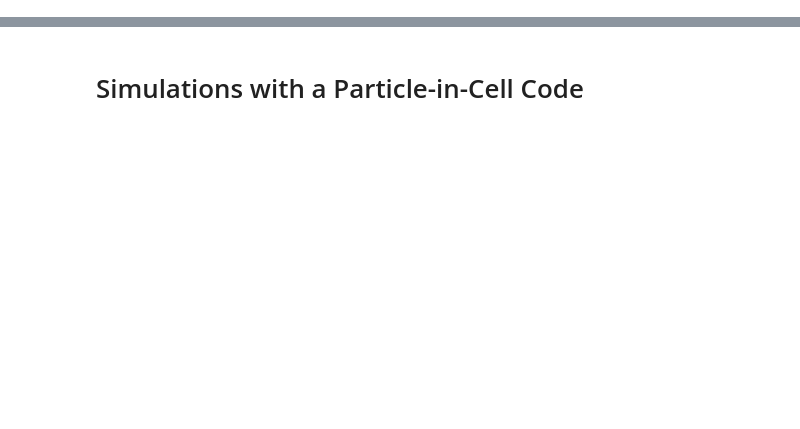
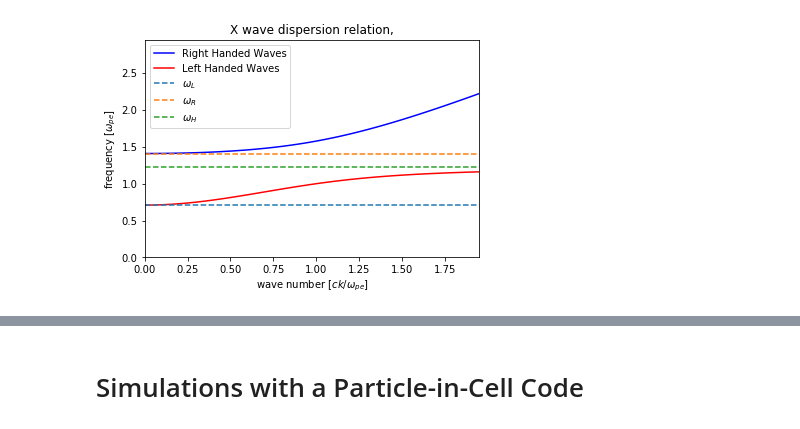
Before and after one commit to UCLA-Plasma-Simulation-Group/educational-codes, a Jupyter notebook: jupyter-docker/M185/project-3a/project-3a.ipynb, the cells around one changed output, grey strips where cells are left out. Drawn from its saved outputs; the diff is of its cells as text; code cells hidden in the pictures; blank space fills up the shorter version.

```diff
--- a/jupyter-docker/M185/project-3a/project-3a.ipynb
+++ b/jupyter-docker/M185/project-3a/project-3a.ipynb
@@ -15 +63,63 @@ For transverse waves have:
+# %%
+from scipy.optimize import fsolve
+import numpy as np
+import matplotlib.pyplot as plt
+
+#first we define the range of k's of interest, "k" here means "ck"
+
+karray=np.arange(0,2,0.05)
+nk=karray.shape[0]
+
+
+# here we specify the plasma conditions
+#
+
+wp=1
+wc=0.7
+
+#
+#
+
+
+def xwave_disp(w,omegap,omegac,ck):
+    ratio=omegac/omegap
+    y=(ck*ck)/(omegap*omegap)-(w*w)/(omegap*omegap)+(w*w/(omegap*omegap)-1)/(w*w/(omegap*omegap)-(1+ratio*ratio))
+    return y
+
+
+wR=0.5*(wc+np.sqrt(4*wp*wp+wc*wc))
+wL=0.5*(np.sqrt(4*wp*wp+wc*wc)-wc)
+
+warrayL=np.zeros(karray.shape[0])
+warrayR=np.zeros(karray.shape[0])
+wLarray=np.zeros(karray.shape[0])
+wRarray=np.zeros(karray.shape[0])
+wHarray=np.zeros(karray.shape[0])
+
+wLarray[:]=wL
+wRarray[:]=wR
+wHarray[:]=np.sqrt(wp*wp+wc*wc)
+
+warrayL[0]=wL
+warrayR[0]=wR
+for ik in range(1,nk):
+    warrayL[ik]=fsolve(xwave_disp,warrayL[ik-1],args=(wp,wc,karray[ik]))
+    warrayR[ik]=fsolve(xwave_disp,warrayR[ik-1],args=(wp,wc,karray[ik]))
+
+plt.plot(karray,warrayR,'b',label='Right Handed Waves')
+plt.plot(karray,warrayL,'r',label='Left Handed Waves')
+plt.plot(karray,wLarray,'--',label='$\omega_L$')
+plt.plot(karray,wRarray,'--',label='$\omega_R$')
+plt.plot(karray,wHarray,'--',label='$\omega_H$')
+plt.xlabel('wave number $[ck/\omega_{pe}]$')
+plt.ylabel('frequency $[\omega_{pe}]$')
+plt.title('X wave dispersion relation,')
+plt.legend()
+plt.xlim([0,karray[nk-1]])
+plt.ylim([0,karray[nk-1]+1.0])
+#plt.grid(b=True, which='major', axis='both')
+plt.legend(loc=0)
+plt.show()
+# %% [output]
+[figure, added]
 # %% [markdown]
```
Also changed, not shown: parts of 10 cells of this notebook.
